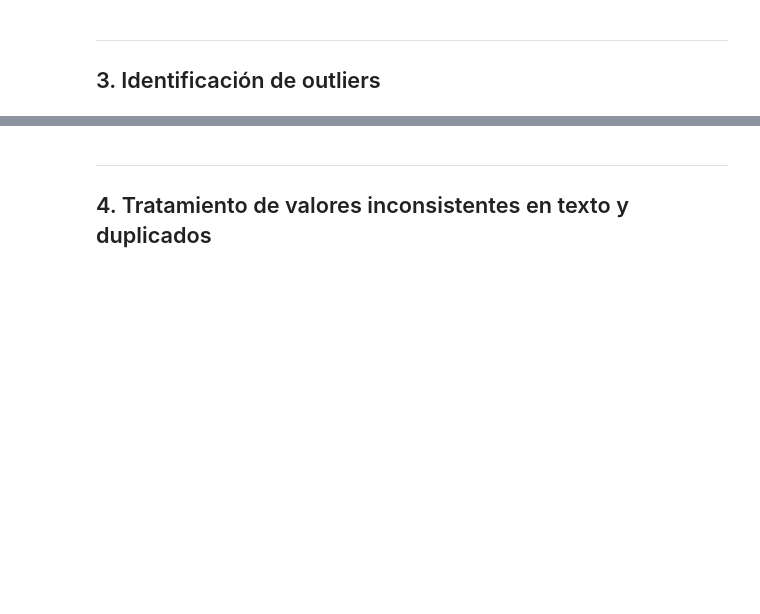
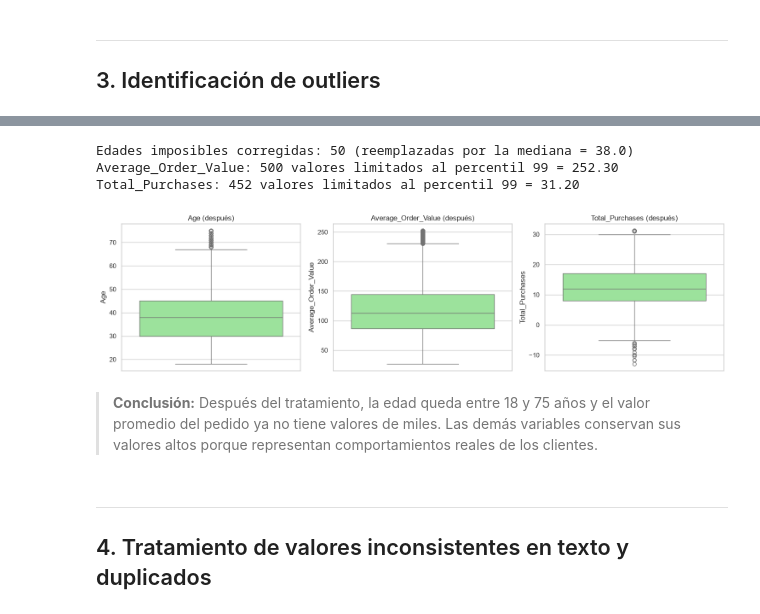
Before and after one commit to wen200729-boop/Analisis-web, a Jupyter notebook: analisis_clientes.ipynb, the cells around one changed output, grey strips where cells are left out. Saved outputs shown, nothing was run; the diff lists cells and outputs as text; code cells hidden in the pictures; blank space fills up the shorter version.

```diff
--- a/analisis_clientes.ipynb
+++ b/analisis_clientes.ipynb
@@ -263,0 +279,12 @@ Total de valores faltantes después de la imputación: 0
+# %%
+resumen = []
+for variable in variables_outliers:
+    q1 = datos[variable].quantile(0.25)
+    q3 = datos[variable].quantile(0.75)
+    iqr = q3 - q1
+    limite_inf = q1 - 1.5 * iqr
+    limite_sup = q3 + 1.5 * iqr
+    n_outliers = ((datos[variable] < limite_inf) | (datos[variable] > limite_sup)).sum()
+    resumen.append([variable, round(limite_inf, 2), round(limite_sup, 2), n_outliers])
+
+pd.DataFrame(resumen, columns=["Variable", "Límite inferior", "Límite superior", "N° outliers"])
@@ -264,3 +309,31 @@ Total de valores faltantes después de la imputación: 0
+# %%
+# Edad: errores de registro
+mediana_edad = datos["Age"].median()
+errores_edad = ((datos["Age"] < 18) | (datos["Age"] > 100)).sum()
+datos.loc[(datos["Age"] < 18) | (datos["Age"] > 100), "Age"] = mediana_edad
+print(f"Edades imposibles corregidas: {errores_edad} (reemplazadas por la mediana = {mediana_edad})")
+
+# Capping en el percentil 99
+for variable in ["Average_Order_Value", "Total_Purchases"]:
+    p99 = datos[variable].quantile(0.99)
+    n = (datos[variable] > p99).sum()
+    datos[variable] = datos[variable].clip(upper=p99)
+    print(f"{variable}: {n} valores limitados al percentil 99 = {p99:.2f}")
+# %% [output]
+Edades imposibles corregidas: 50 (reemplazadas por la mediana = 38.0)
+Average_Order_Value: 500 valores limitados al percentil 99 = 252.30
+Total_Purchases: 452 valores limitados al percentil 99 = 31.20
+# %%
+fig, ejes = plt.subplots(1, 3, figsize=(15, 4))
+for eje, variable in zip(ejes, ["Age", "Average_Order_Value", "Total_Purchases"]):
+    sns.boxplot(y=datos[variable], ax=eje, color="lightgreen")
+    eje.set_title(f"{variable} (después)")
+plt.tight_layout()
+plt.show()
+# %% [output]
+[figure, added]
+# %% [markdown]
+> **Conclusión:** Después del tratamiento, la edad queda entre 18 y 75 años y el valor promedio del pedido ya no tiene valores de miles. Las demás variables conservan sus valores altos porque representan comportamientos reales de los clientes.
 # %% [markdown]
 ---
 ## 4. Tratamiento de valores inconsistentes en texto y duplicados
```
Also changed, not shown: parts of 4 cells of this notebook.
